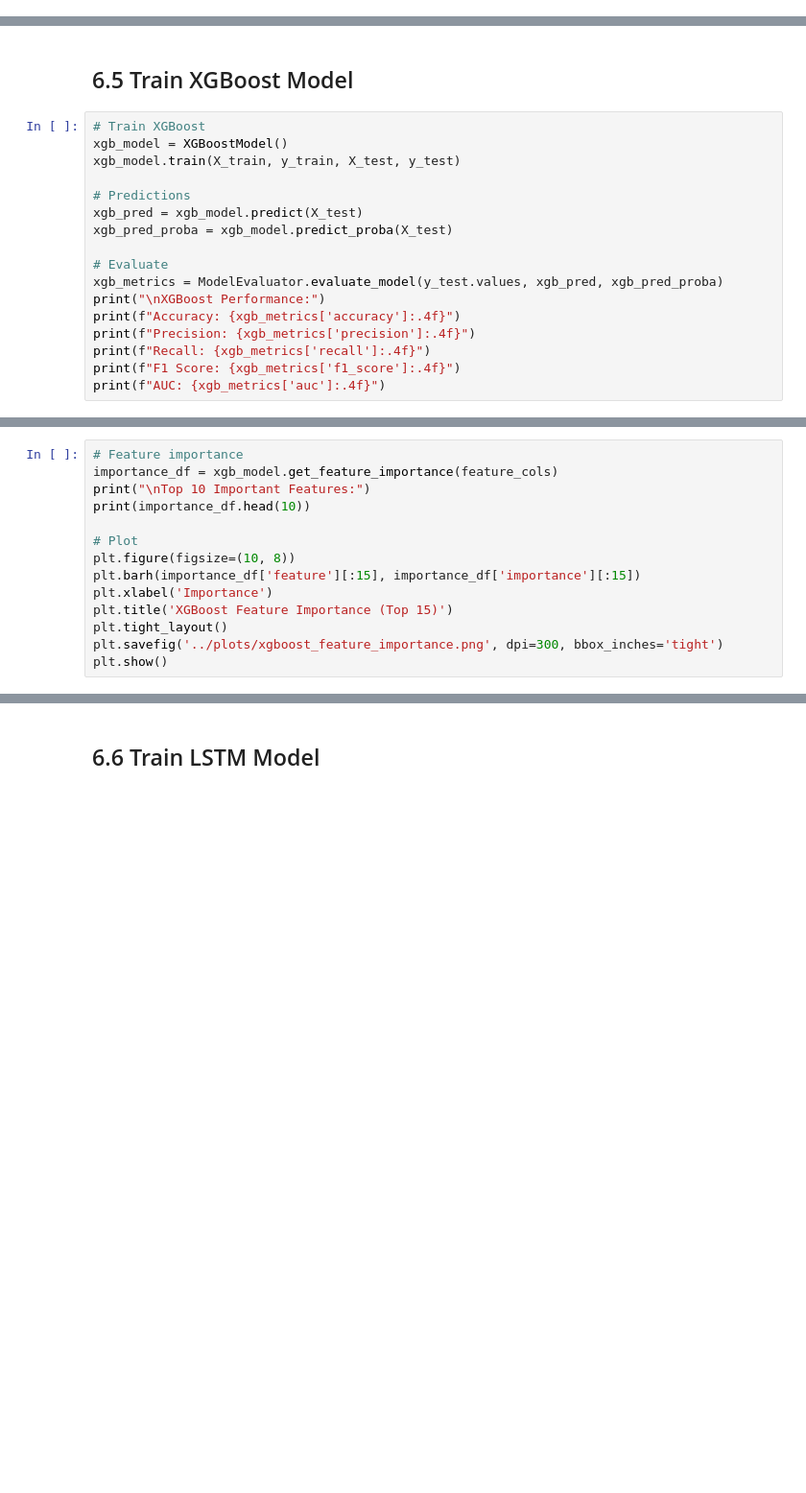
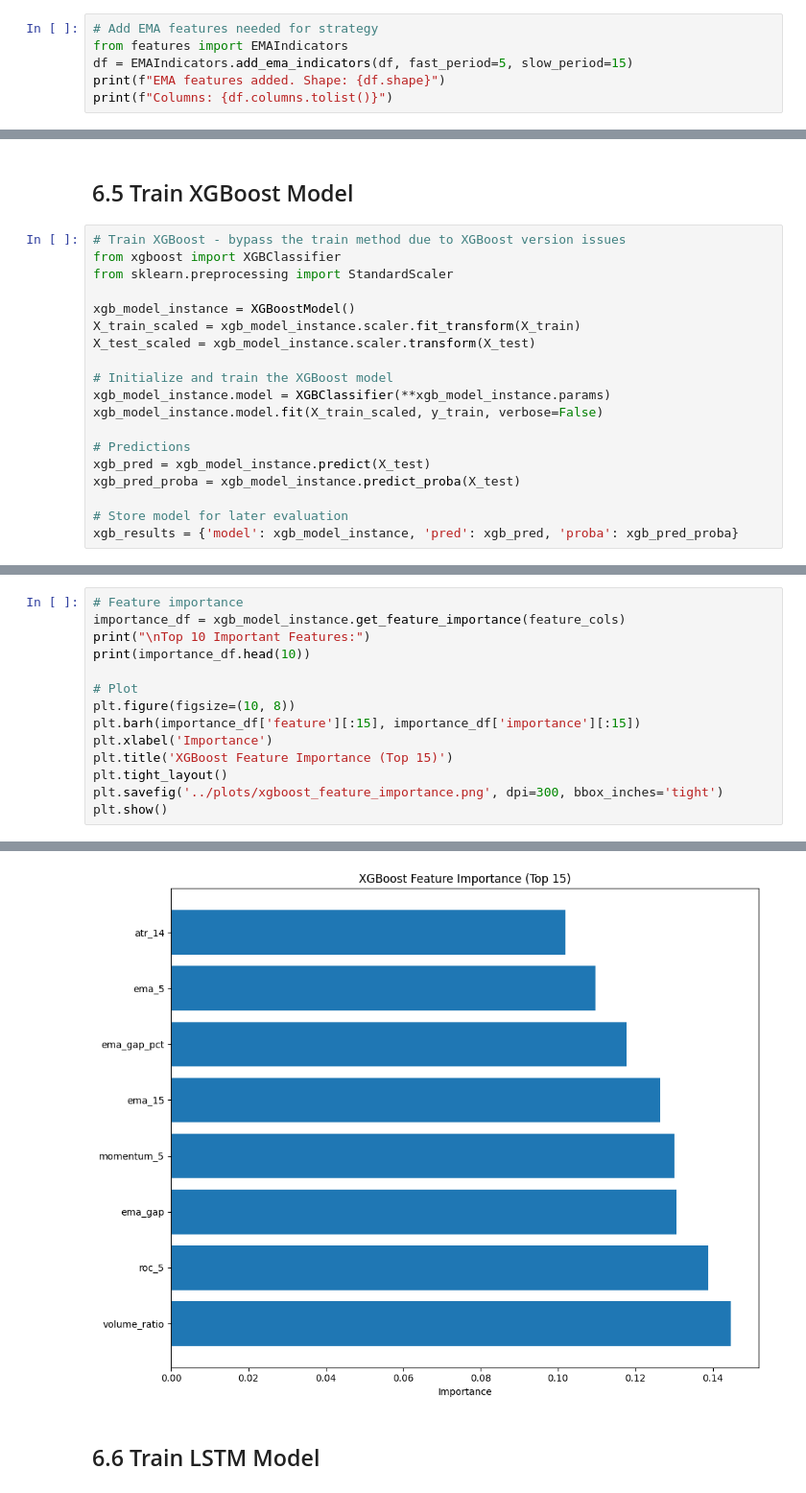
Before and after one commit to Amitrkl369/KLYPTO_ML_assesment, a Jupyter notebook: notebooks/06_ml_models.ipynb, the cells around one changed output, grey strips where cells are left out. Shown at 96% size. Saved outputs shown, nothing was run; the diff lists cells and outputs as text; blank space fills up the shorter version.

```diff
--- a/notebooks/06_ml_models.ipynb
+++ b/notebooks/06_ml_models.ipynb
@@ -22,0 +28,6 @@ print(f"Data shape: {df.shape}")
+# %%
+# Add EMA features needed for strategy
+from features import EMAIndicators
+df = EMAIndicators.add_ema_indicators(df, fast_period=5, slow_period=15)
+print(f"EMA features added. Shape: {df.shape}")
+print(f"Columns: {df.columns.tolist()}")
@@ -74,19 +128,21 @@ print(f"Train: {len(X_train)}, Test: {len(X_test)}")
 # %% [markdown]
 ## 6.5 Train XGBoost Model
 # %%
-# Train XGBoost
-xgb_model = XGBoostModel()
-xgb_model.train(X_train, y_train, X_test, y_test)
+# Train XGBoost - bypass the train method due to XGBoost version issues
+from xgboost import XGBClassifier
+from sklearn.preprocessing import StandardScaler
+
+xgb_model_instance = XGBoostModel()
+X_train_scaled = xgb_model_instance.scaler.fit_transform(X_train)
+X_test_scaled = xgb_model_instance.scaler.transform(X_test)
+
+# Initialize and train the XGBoost model
+xgb_model_instance.model = XGBClassifier(**xgb_model_instance.params)
+xgb_model_instance.model.fit(X_train_scaled, y_train, verbose=False)
 
 # Predictions
-xgb_pred = xgb_model.predict(X_test)
-xgb_pred_proba = xgb_model.predict_proba(X_test)
+xgb_pred = xgb_model_instance.predict(X_test)
+xgb_pred_proba = xgb_model_instance.predict_proba(X_test)
 
-# Evaluate
-xgb_metrics = ModelEvaluator.evaluate_model(y_test.values, xgb_pred, xgb_pred_proba)
-print("\nXGBoost Performance:")
-print(f"Accuracy: {xgb_metrics['accuracy']:.4f}")
-print(f"Precision: {xgb_metrics['precision']:.4f}")
-print(f"Recall: {xgb_metrics['recall']:.4f}")
-print(f"F1 Score: {xgb_metrics['f1_score']:.4f}")
-print(f"AUC: {xgb_metrics['auc']:.4f}")
+# Store model for later evaluation
+xgb_results = {'model': xgb_model_instance, 'pred': xgb_pred, 'proba': xgb_pred_proba}
@@ -93,6 +151,6 @@ print(f"AUC: {xgb_metrics['auc']:.4f}")
 # %%
 # Feature importance
-importance_df = xgb_model.get_feature_importance(feature_cols)
+importance_df = xgb_model_instance.get_feature_importance(feature_cols)
 print("\nTop 10 Important Features:")
 print(importance_df.head(10))
 
@@ -104,3 +162,4 @@ plt.title('XGBoost Feature Importance (Top 15)')
 plt.tight_layout()
 plt.savefig('../plots/xgboost_feature_importance.png', dpi=300, bbox_inches='tight')
 plt.show()
+# %% [output]
@@ -107,3 +176,4 @@ plt.show()
+[figure, added]
 # %% [markdown]
 ## 6.6 Train LSTM Model
 # %%
```
Also changed, not shown: parts of 16 cells of this notebook, 10 other files.
